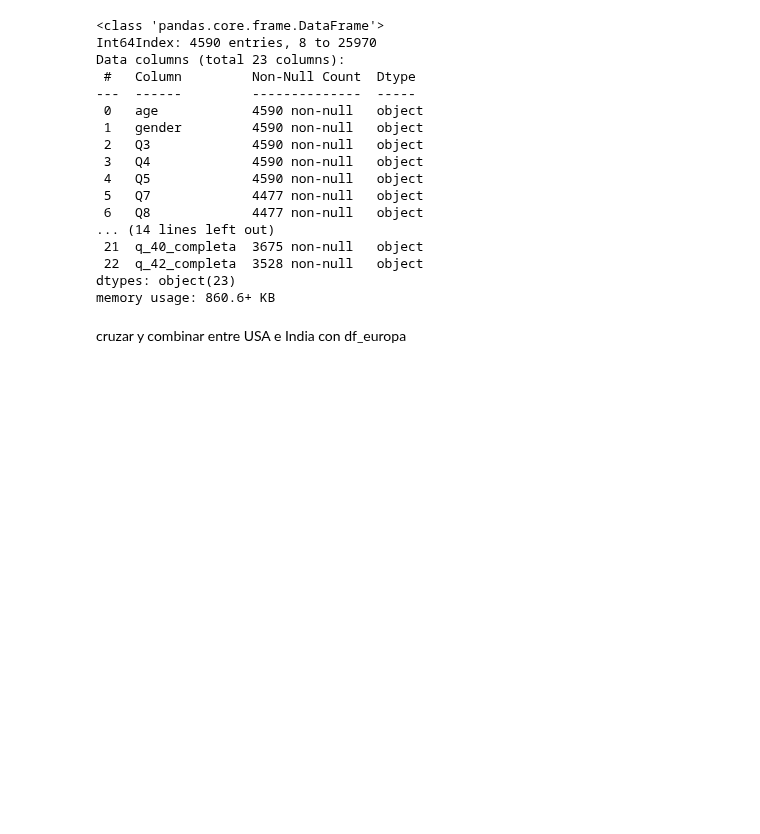
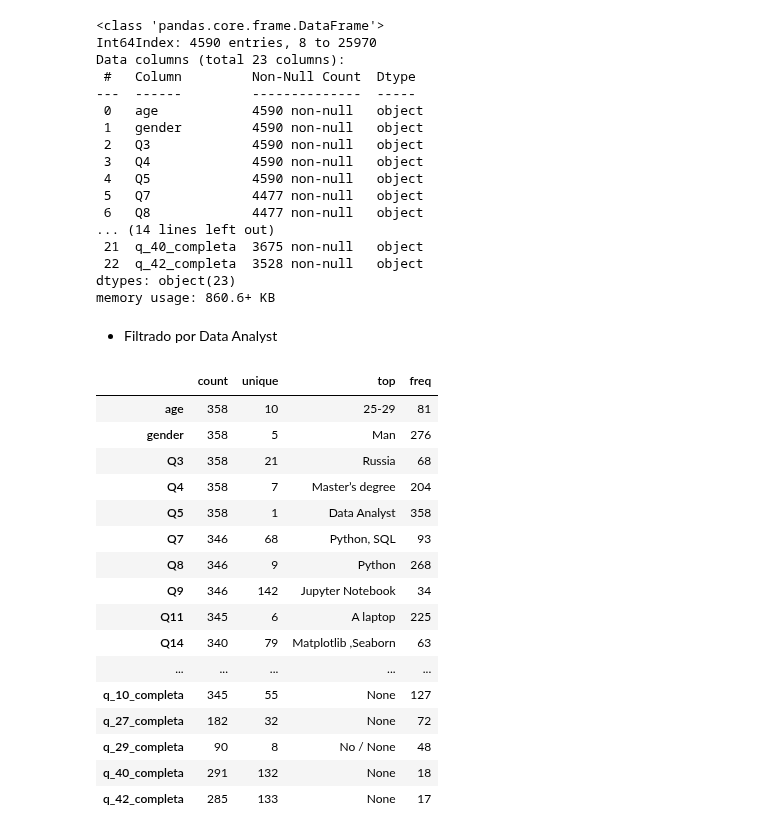
Before and after one commit to Adalab/EDA-ETL-project, a Jupyter notebook: eda.ipynb, the cells around one changed output. Drawn from its saved outputs; the diff is of its cells as text; code cells hidden in the pictures; blank space fills up the shorter version.

Commit message:
filtrados hechos

```diff
--- a/eda.ipynb
+++ b/eda.ipynb
@@ -326,5 +304,26 @@ Data columns (total 23 columns):
  22  q_42_completa  3528 non-null   object
 dtypes: object(23)
 memory usage: 860.6+ KB
-# %% [markdown]
-cruzar y combinar entre USA e India con df_europa
+# %% [markdown]
+- Filtrado por Data Analyst
+# %%
+data_europa = df_europa[df_europa['Q5']== 'Data Analyst']
+data_europa.describe(include= 'all').T
+# %% [output]
+|  | count | unique | top | freq |
+| age | 358 | 10 | 25-29 | 81 |
+| gender | 358 | 5 | Man | 276 |
+| Q3 | 358 | 21 | Russia | 68 |
+| Q4 | 358 | 7 | Master’s degree | 204 |
+| Q5 | 358 | 1 | Data Analyst | 358 |
+| Q7 | 346 | 68 | Python, SQL | 93 |
+| Q8 | 346 | 9 | Python | 268 |
+| Q9 | 346 | 142 | Jupyter Notebook | 34 |
+| Q11 | 345 | 6 | A laptop | 225 |
+| Q14 | 340 | 79 | Matplotlib ,Seaborn | 63 |
+| ... | ... | ... | ... | ... |
+| q_10_completa | 345 | 55 | None | 127 |
+| q_27_completa | 182 | 32 | None | 72 |
+| q_29_completa | 90 | 8 | No / None | 48 |
+| q_40_completa | 291 | 132 | None | 18 |
+| q_42_completa | 285 | 133 | None | 17 |
```
Also changed, not shown: parts of 31 cells of this notebook.
